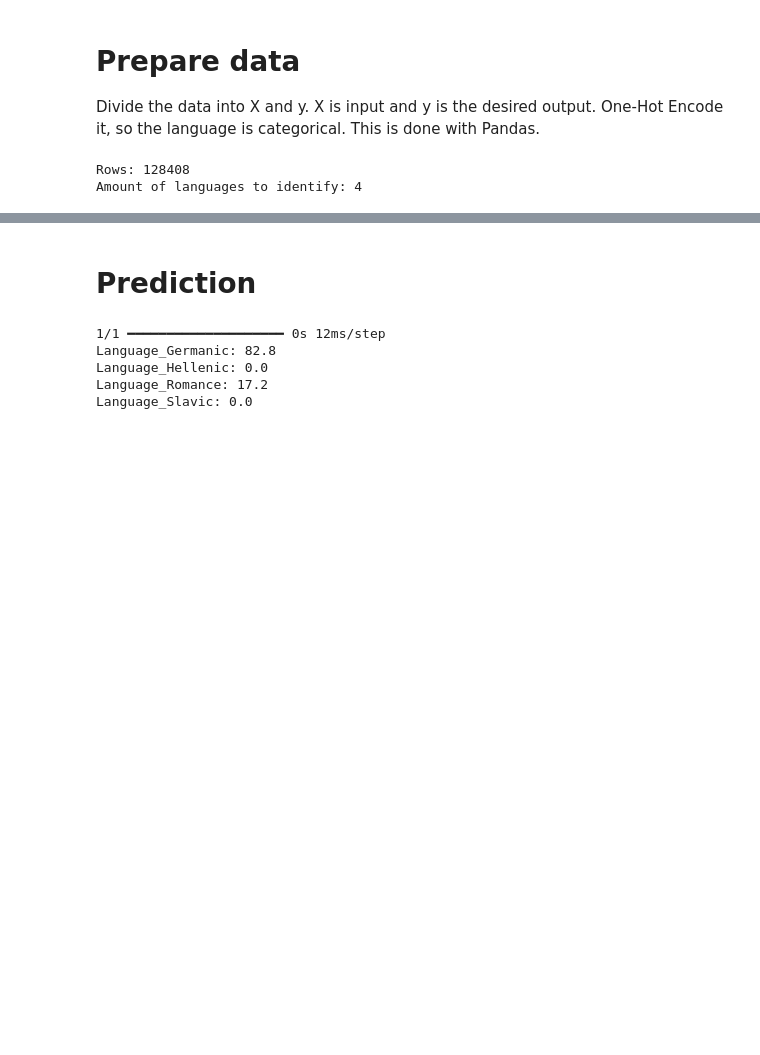
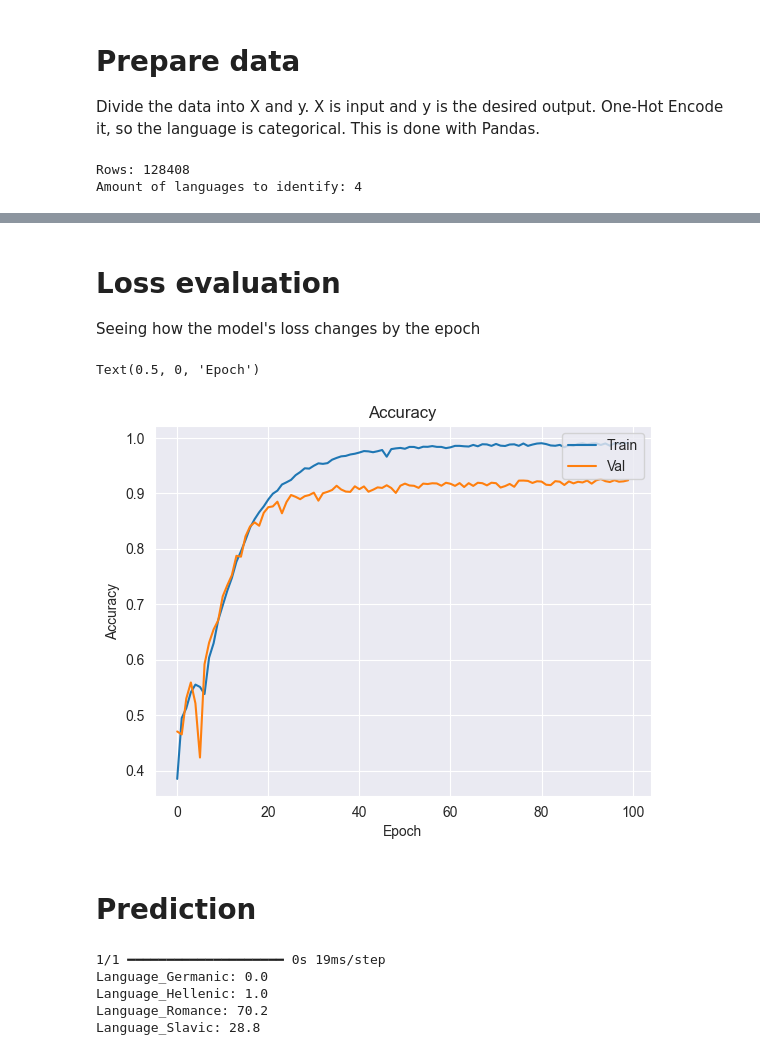
Before and after one commit to frederikbehr/Language-Identifier-ML-Model, a Jupyter notebook: model.ipynb, the cells around one changed output, grey strips where cells are left out. Cells and saved outputs as stored; diff of their text form; code cells hidden in the pictures; blank space fills up the shorter version.

```diff
--- a/model.ipynb
+++ b/model.ipynb
@@ -99,7 +103,22 @@ Text(0.5, 0, 'Epoch')
+# %% [markdown]
+# Loss evaluation
+
+Seeing how the model's loss changes by the epoch
+# %%
+%matplotlib inline
+plt.plot(history.history['accuracy'])
+plt.plot(history.history['val_accuracy'])
+plt.title("Accuracy")
+plt.legend(['Train', 'Val'], loc='upper right')
+plt.ylabel('Accuracy')
+plt.xlabel('Epoch')
+# %% [output]
+Text(0.5, 0, 'Epoch')
+[figure, added]
 # %% [markdown]
 # Prediction
 # %%
-prediction_word = ""
+prediction_word = "yo no puedo yo no puedo yo no puedo yo no puedo"
 prediction_word = preprocess(prediction_word)
 prediction_word = tokenizer.texts_to_sequences([prediction_word])
 prediction_word = pad_sequences(prediction_word, maxlen=input_dim)
@@ -114,10 +133,10 @@ for index, prediction in enumerate(output_probabilities[0]):
 for key, value in result.items():
     print(f"{key}: {value}")
 # %% [output]
-1/1 ━━━━━━━━━━━━━━━━━━━━ 0s 12ms/step
-Language_Germanic: 82.8
-Language_Hellenic: 0.0
-Language_Romance: 17.2
-Language_Slavic: 0.0
+1/1 ━━━━━━━━━━━━━━━━━━━━ 0s 19ms/step
+Language_Germanic: 0.0
+Language_Hellenic: 1.0
+Language_Romance: 70.2
+Language_Slavic: 28.8
 # %%
 model.save('./model.keras')
```
Also changed, not shown: parts of 4 cells of this notebook, 1 other file.
